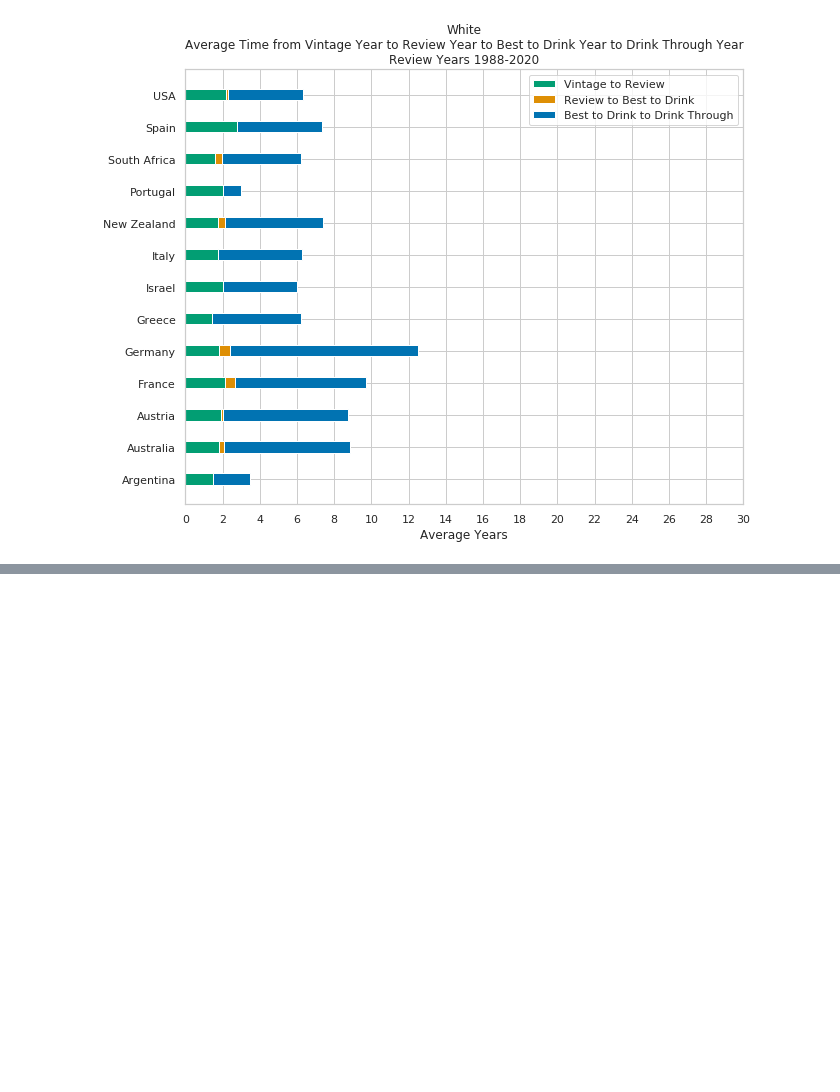
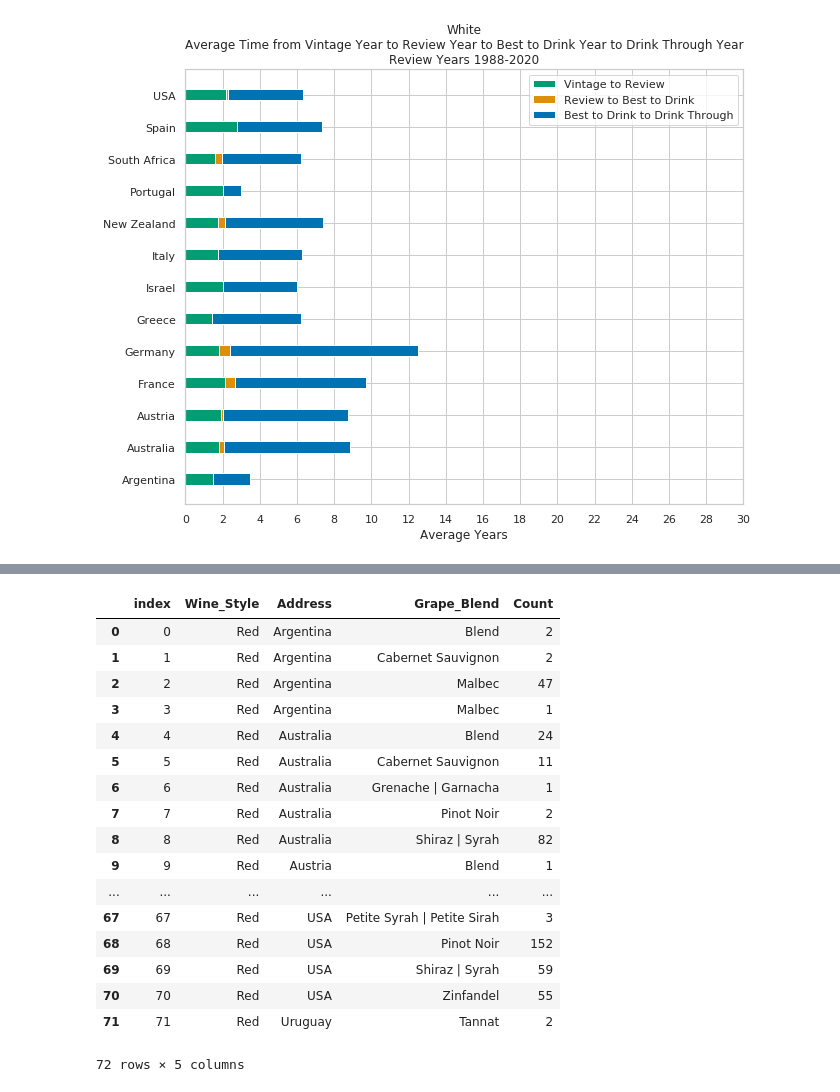
Before and after one commit to ewotawa/top_100_wines_2020, a Jupyter notebook: Top100Wine_Data_Exploration_Time.ipynb, the cells around one changed output, grey strips where cells are left out. Saved outputs shown, nothing was run; the diff lists cells and outputs as text; code cells hidden in the pictures; blank space fills up the shorter version.

```diff
--- a/Top100Wine_Data_Exploration_Time.ipynb
+++ b/Top100Wine_Data_Exploration_Time.ipynb
@@ -512,0 +536,22 @@ barh_plot_3(wine_style = 'White',
+# %%
+df_Red = wine_table('Red')
+df_Red
+# %% [output]
+|  | index | Wine_Style | Address | Grape_Blend | Count |
+| 0 | 0 | Red | Argentina | Blend | 2 |
+| 1 | 1 | Red | Argentina | Cabernet Sauvignon | 2 |
+| 2 | 2 | Red | Argentina | Malbec | 47 |
+| 3 | 3 | Red | Argentina | Malbec | 1 |
+| 4 | 4 | Red | Australia | Blend | 24 |
+| 5 | 5 | Red | Australia | Cabernet Sauvignon | 11 |
+| 6 | 6 | Red | Australia | Grenache | Garnacha | 1 |
+| 7 | 7 | Red | Australia | Pinot Noir | 2 |
+| 8 | 8 | Red | Australia | Shiraz | Syrah | 82 |
+| 9 | 9 | Red | Austria | Blend | 1 |
+| ... | ... | ... | ... | ... | ... |
+| 67 | 67 | Red | USA | Petite Syrah | Petite Sirah | 3 |
+| 68 | 68 | Red | USA | Pinot Noir | 152 |
+| 69 | 69 | Red | USA | Shiraz | Syrah | 59 |
+| 70 | 70 | Red | USA | Zinfandel | 55 |
+| 71 | 71 | Red | Uruguay | Tannat | 2 |
+72 rows × 5 columns
```
Also changed, not shown: parts of 7 cells of this notebook, 1 other file.
